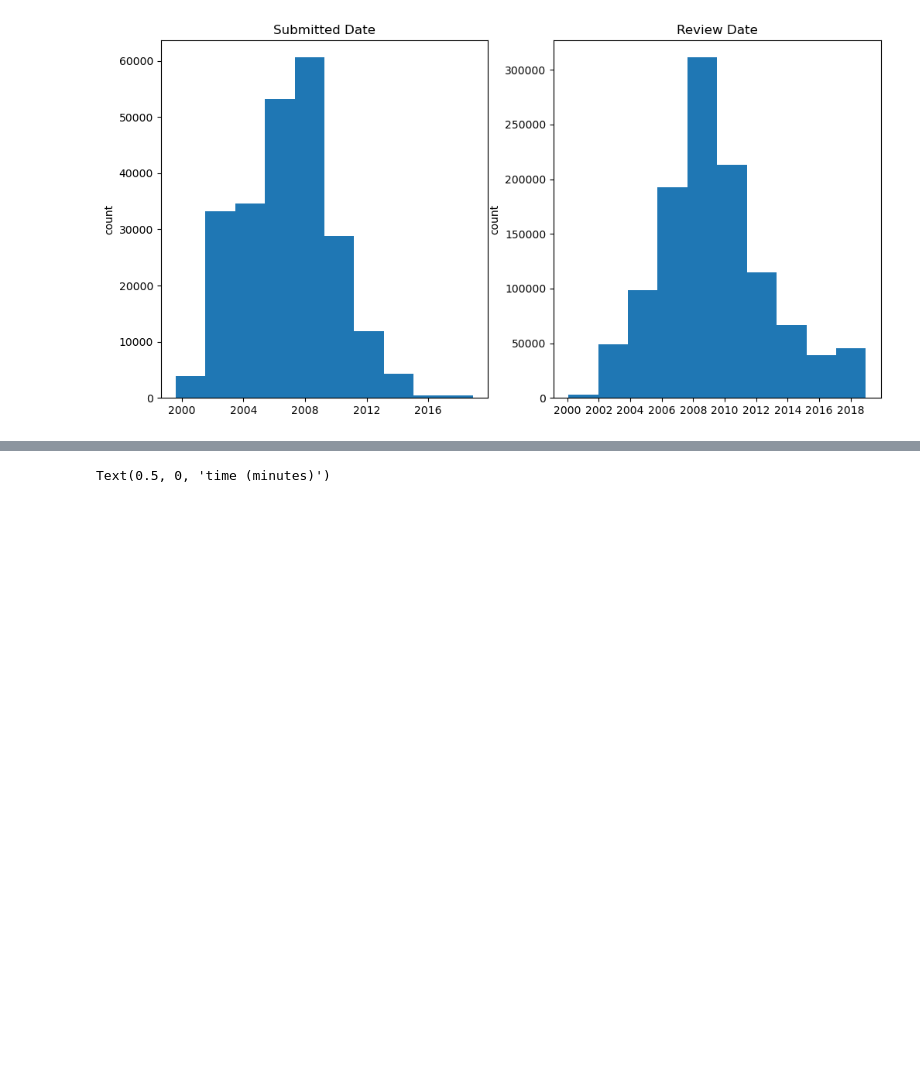
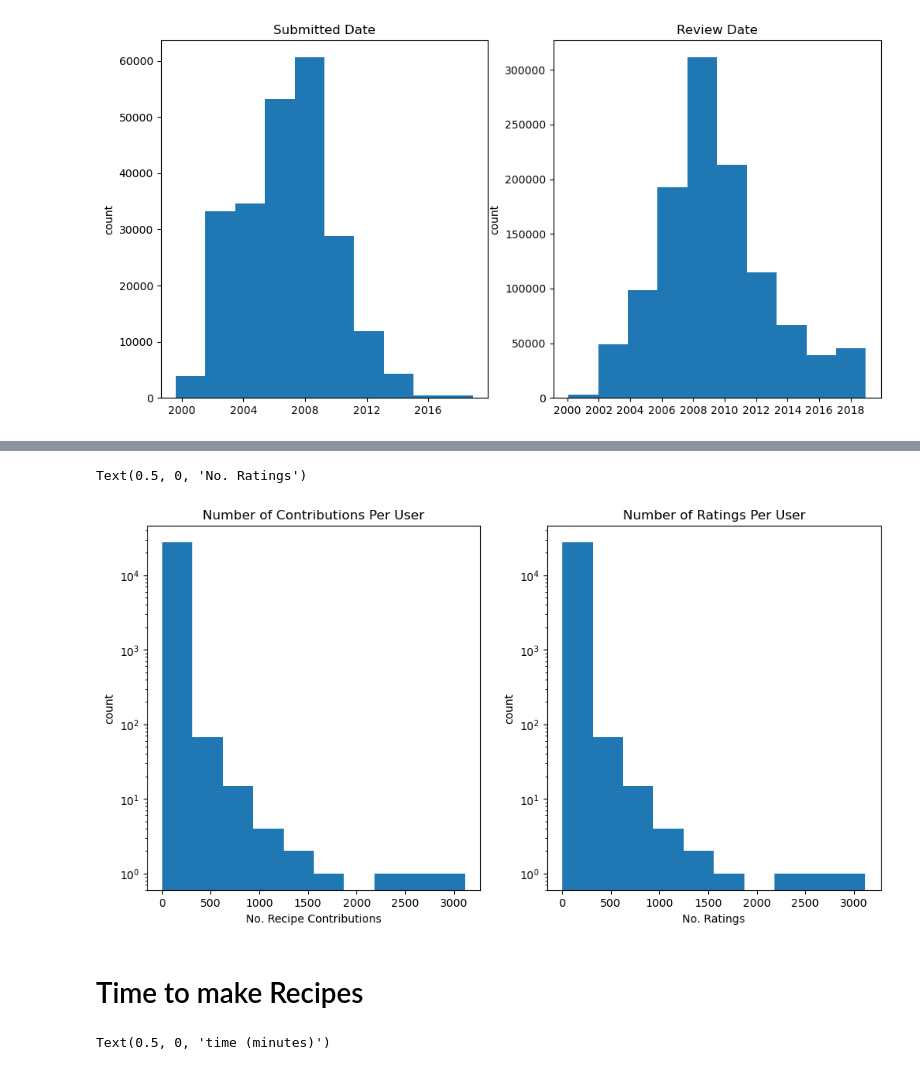
Before and after one commit to jlombino/RecipeEngine, a Jupyter notebook: Recipe_EDA.ipynb, the cells around one changed output, grey strips where cells are left out. Cells and saved outputs as stored; diff of their text form; code cells hidden in the pictures; blank space fills up the shorter version.

```diff
--- a/Recipe_EDA.ipynb
+++ b/Recipe_EDA.ipynb
@@ -81,0 +88,6 @@ Text(0, 0.5, 'count')
+# %%
+contrib_per_user = raw_recipes.groupby(['contributor_id'])['id'].count()
+rating_per_user = raw_recipes.groupby(['contributor_id'])['id'].count()
+
+display(contrib_per_user.describe(),
+rating_per_user.describe())
@@ -82,3 +113,24 @@ Text(0, 0.5, 'count')
+# %%
+per_user, ax = plt.subplots(1,2,figsize = (12,6))
+
+ax[0].hist(contrib_per_user);
+
+ax[0].set_title('Number of Contributions Per User')
+ax[0].set_yscale('log')
+ax[0].set_ylabel('count')
+ax[0].set_xlabel('No. Recipe Contributions')
+
+ax[1].hist(rating_per_user);
+
+ax[1].set_title('Number of Ratings Per User')
+ax[1].set_yscale('log')
+ax[1].set_ylabel('count')
+ax[1].set_xlabel('No. Ratings')
+# %% [output]
+Text(0.5, 0, 'No. Ratings')
+[figure, added]
+# %% [markdown]
+<h1>Time to make Recipes
 # %%
 raw_durations, ax = plt.subplots()
 
```
Also changed, not shown: parts of 21 cells of this notebook.
